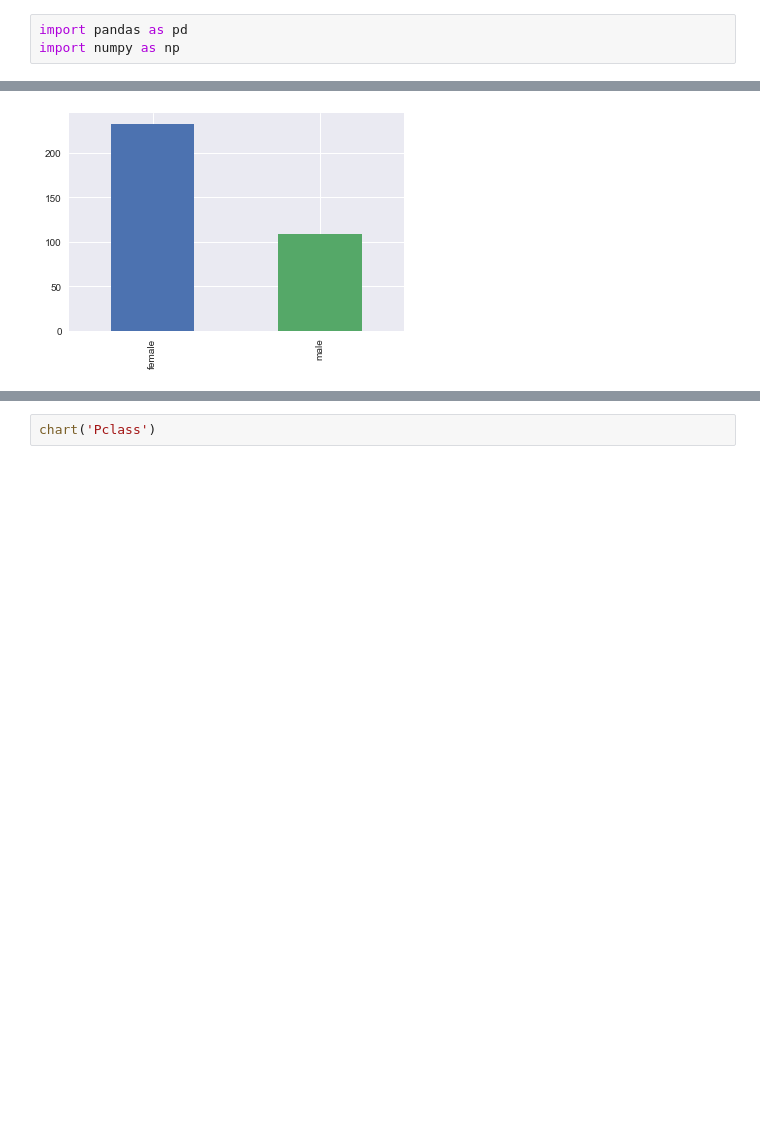
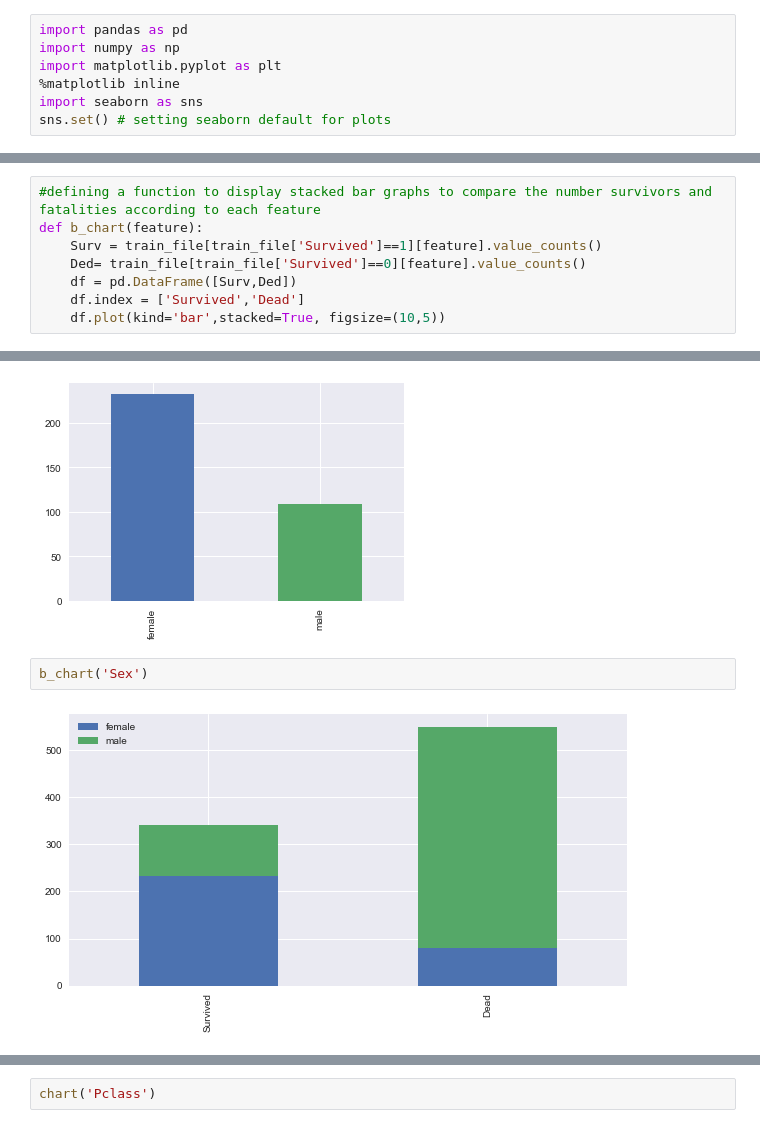
Before and after one commit to s0uravpandey/Mini-Tasks-20, a Jupyter notebook: Shruti_Shreya/TitanicEDA.ipynb, the cells around one changed output, grey strips where cells are left out. Drawn from its saved outputs; the diff is of its cells as text; blank space fills up the shorter version.

```diff
--- a/Shruti_Shreya/TitanicEDA.ipynb
+++ b/Shruti_Shreya/TitanicEDA.ipynb
@@ -1,3 +5,7 @@
 # %%
 import pandas as pd
 import numpy as np
+import matplotlib.pyplot as plt
+%matplotlib inline
+import seaborn as sns
+sns.set() # setting seaborn default for plots
@@ -86,4 +157,12 @@ def chart(feature):
     survived=train_file[train_file['Survived']==1][feature].value_counts()
     dead=train_file[train_file['Survived']==0][feature].value_counts()
     survived.plot(kind='bar')
+# %%
+#defining a function to display stacked bar graphs to compare the number survivors and fatalities according to each feature
+def b_chart(feature):
+    Surv = train_file[train_file['Survived']==1][feature].value_counts()
+    Ded= train_file[train_file['Survived']==0][feature].value_counts()
+    df = pd.DataFrame([Surv,Ded])
+    df.index = ['Survived','Dead']
+    df.plot(kind='bar',stacked=True, figsize=(10,5))
 # %%
@@ -99,3 +183,7 @@ Name: Survived, dtype: int64
 chart('Sex')
 # %% [output]
 [figure]
+# %%
+b_chart('Sex')
+# %% [output]
+[figure, added]
```
Also changed, not shown: parts of 63 cells of this notebook, 1 other file.
